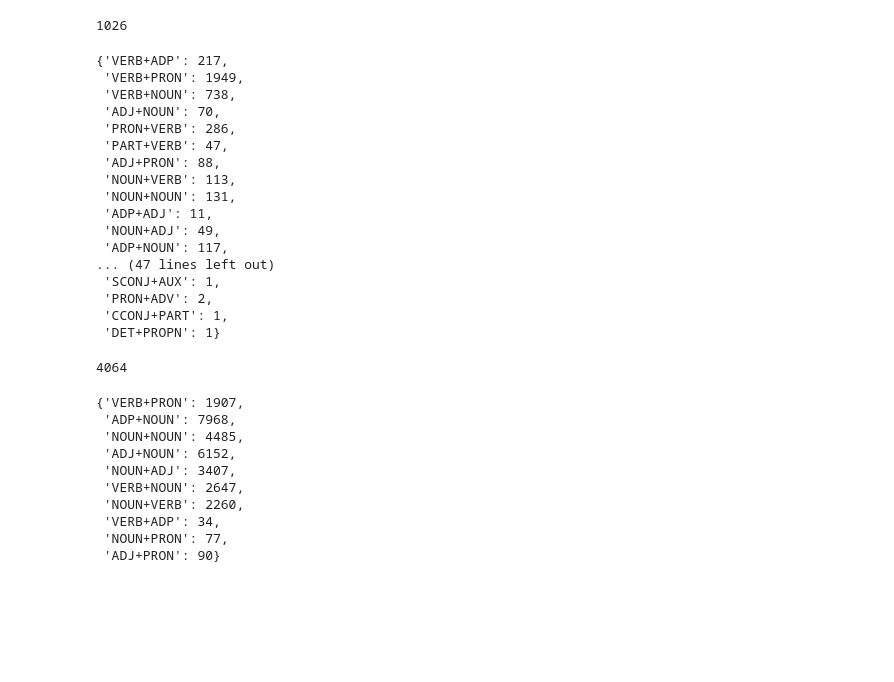
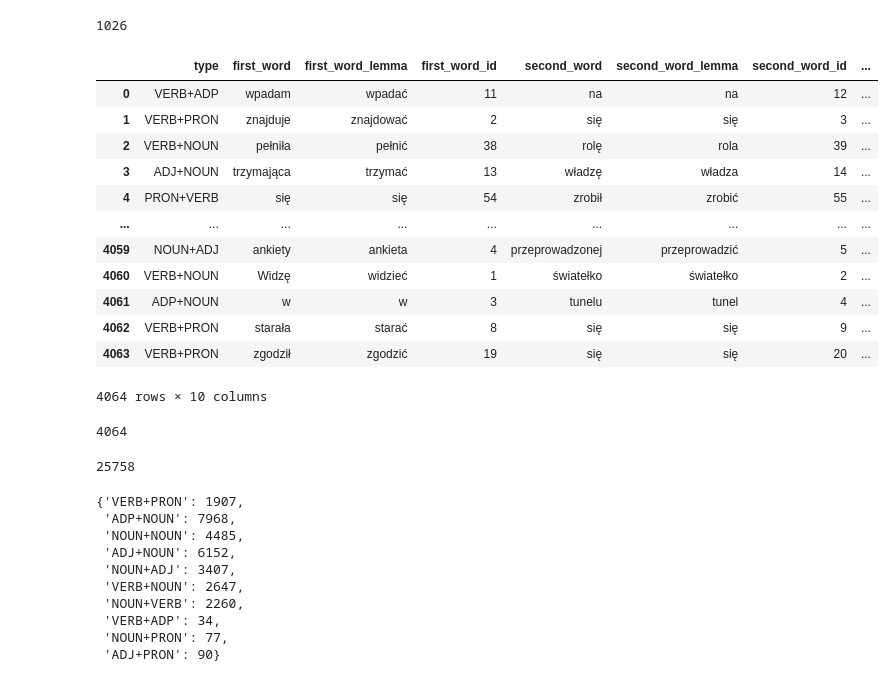
Before and after one commit to Netherwulf/mwe-vector-methods, a Jupyter notebook: get_dataset_from_parseme.ipynb, the cells around one changed output. Drawn from its saved outputs; the diff is of its cells as text; code cells hidden in the pictures; blank space fills up the shorter version.

Commit message:
Generate correct MWEs list for Polish in PARSEME dataset

```diff
--- a/get_dataset_from_parseme.ipynb
+++ b/get_dataset_from_parseme.ipynb
@@ -150,7 +150,9 @@ df_train
 # adp + noun
 # noun + pron
 
-incorr_mwe_df = pd.DataFrame(columns=['type', 'first_word', 'second_word'])
+incorr_mwe_df = pd.DataFrame(columns=['type', 'first_word', 'first_word_lemma', 'first_word_id',
+                                      'second_word', 'second_word_lemma', 'second_word_id',
+                                      'full_mwe', 'full_mwe_lemma', 'sentence'])
 
 correct_pos = ['VERB+PRON', 'VERB+NOUN', 'ADJ+NOUN', 'VERB+ADP', 'ADJ+PRON',
                'NOUN+VERB', 'NOUN+NOUN', 'NOUN+ADJ', 'ADP+NOUN', 'NOUN+PRON']
@@ -162,9 +164,11 @@ for sent_id in df_train['sent_id'].unique():
     pos_list = df_train[df_train['sent_id'] == sent_id]['upos'].tolist()
     idx_list = df_train[df_train['sent_id'] == sent_id]['id'].tolist()
     form_list = df_train[df_train['sent_id'] == sent_id]['form'].tolist()
+    lemma_list = df_train[df_train['sent_id'] == sent_id]['lemma'].tolist()
     mwe_tag_list = df_train[df_train['sent_id'] == sent_id]['parseme:mwe'].tolist()
     deprel_list = df_train[df_train['sent_id'] == sent_id]['deprel'].tolist()
     deps_list = [ast.literal_eval(elem) if type(elem) == str else [] for elem in df_train[df_train['sent_id'] == sent_id]['deps'].tolist()]
+    sentence = ' '.join([str(word) for word in form_list])
     # print(f'Ids of words: {df_train[df_train["sent_id"] == sent_id]["id"].tolist()}')
 
     for pos_ind, pos in enumerate(pos_list[:-1]):
@@ -190,7 +194,17 @@ for sent_id in df_train['sent_id'].unique():
                 mwe_count_dict[mwe_pos] += 1
 
             # append MWE to DataFrame
-            incorr_mwe_df = incorr_mwe_df.append({'type': mwe_pos, 'first_word': form_list[pos_ind], 'second_word': form_list[pos_ind + 1]}, ignore_index=True)
+            incorr_mwe_df = incorr_mwe_df.append({'type': mwe_pos,
+                                                  'first_word': form_list[pos_ind],
+                                                  'first_word_lemma': lemma_list[pos_ind],
+                                                  'first_word_id': pos_ind,
+                                                  'second_word': form_list[pos_ind + 1],
+                                                  'second_word_lemma': lemma_list[pos_ind + 1],
+                                                  'second_word_id': int(pos_ind) + 1,
+                                                  'full_mwe': str(form_list[pos_ind]) + ' ' + str(form_list[pos_ind + 1]),
+                                                  'full_mwe_lemma': str(lemma_list[pos_ind]) + ' ' + str(lemma_list[pos_ind + 1]),
+                                                  'sentence': sentence},
+                                                 ignore_index=True)
 
 # save DataFrame to TSV
 incorr_mwe_df.to_csv('parseme_incorrect_mwes.tsv', sep='\t', index=False)
@@ -280,56 +294,80 @@ nonverb_mwe_count
 # %% [output]
 1026
 # %%
-# get dictionary containing PoS tag counts for CORRECT MWEs
+# get dictionary and dataframe containing PoS tag counts for CORRECT MWEs
 df_train[(df_train['parseme:mwe'] != '*')]
+df_correct_mwe = pd.DataFrame(columns=['type', 'first_word', 'first_word_lemma', 'first_word_id',
+                                      'second_word', 'second_word_lemma', 'second_word_id',
+                                      'full_mwe', 'full_mwe_lemma', 'sentence'])
 mwe_count_dict = {}
 
 for sent_id in df_train['sent_id'].unique():
     pos_list = df_train[df_train['sent_id'] == sent_id]['upos'].tolist()
     mwe_tag_list = df_train[df_train['sent_id'] == sent_id]['parseme:mwe'].tolist()
+    idx_list = df_train[df_train['sent_id'] == sent_id]['id'].tolist()
+    form_list = df_train[df_train['sent_id'] == sent_id]['form'].tolist()
+    lemma_list = df_train[df_train['sent_id'] == sent_id]['lemma'].tolist()
+    sentence = ' '.join([str(word) for word in form_list])
     mwe_component_ind = [False for _ in range(len(pos_list))]
 
     for pos_ind, pos in enumerate(pos_list[:-1]):
         if mwe_component_ind[pos_ind]:
             continue
 
         if mwe_tag_list[pos_ind] != '*' and mwe_tag_list[pos_ind + 1] != '*':
             mwe_type = f'{pos}+{pos_list[pos_ind + 1]}'
+
+            # append MWE to DataFrame
+            df_correct_mwe = df_correct_mwe.append({'type': mwe_type,
+                                                  'first_word': form_list[pos_ind],
+                                                  'first_word_lemma': lemma_list[pos_ind],
+                                                  'first_word_id': pos_ind,
+                                                  'second_word': form_list[pos_ind + 1],
+                                                  'second_word_lemma': lemma_list[pos_ind + 1],
+                                                  'second_word_id': int(pos_ind) + 1,
+                                                  'full_mwe': str(form_list[pos_ind]) + ' ' + str(form_list[pos_ind + 1]),
+                                                  'full_mwe_lemma': str(lemma_list[pos_ind]) + ' ' + str(lemma_list[pos_ind + 1]),
+                                                  'sentence': sentence},
+                                                 ignore_index=True)
 
             if mwe_type not in mwe_count_dict.keys():
                 mwe_count_dict[mwe_type] = 1
 
             else:
                 mwe_count_dict[mwe_type] += 1
 
             mwe_component_ind[pos_ind] = True
             mwe_component_ind[pos_ind + 1] = True
 
+# save DataFrame to TSV
+df_correct_mwe.to_csv('parseme_correct_mwes.tsv', sep='\t', index=False)
+
 mwe_count_dict
+df_correct_mwe
 # %% [output]
+|  | type | first_word | first_word_lemma | first_word_id | second_word | second_word_lemma | second_word_id | ... |
+| 0 | VERB+ADP | wpadam | wpadać | 11 | na | na | 12 | ... |
+| 1 | VERB+PRON | znajduje | znajdować | 2 | się | się | 3 | ... |
+| 2 | VERB+NOUN | pełniła | pełnić | 38 | rolę | rola | 39 | ... |
+| 3 | ADJ+NOUN | trzymająca | trzymać | 13 | władzę | władza | 14 | ... |
+| 4 | PRON+VERB | się | się | 54 | zrobił | zrobić | 55 | ... |
+| ... | ... | ... | ... | ... | ... | ... | ... | ... |
+| 4059 | NOUN+ADJ | ankiety | ankieta | 4 | przeprowadzonej | przeprowadzić | 5 | ... |
+| 4060 | VERB+NOUN | Widzę | widzieć | 1 | światełko | światełko | 2 | ... |
+| 4061 | ADP+NOUN | w | w | 3 | tunelu | tunel | 4 | ... |
+| 4062 | VERB+PRON | starała | starać | 8 | się | się | 9 | ... |
+| 4063 | VERB+PRON | zgodził | zgodzić | 19 | się | się | 20 | ... |
-{'VERB+ADP': 217,
- 'VERB+PRON': 1949,
- 'VERB+NOUN': 738,
- 'ADJ+NOUN': 70,
- 'PRON+VERB': 286,
- 'PART+VERB': 47,
- 'ADJ+PRON': 88,
- 'NOUN+VERB': 113,
- 'NOUN+NOUN': 131,
- 'ADP+ADJ': 11,
- 'NOUN+ADJ': 49,
- 'ADP+NOUN': 117,
-... (47 lines left out)
- 'SCONJ+AUX': 1,
- 'PRON+ADV': 2,
- 'CCONJ+PART': 1,
- 'DET+PROPN': 1}
+4064 rows × 10 columns
 # %%
 correct_mwe_count = sum([elem for elem in mwe_count_dict.values()])
 
 correct_mwe_count
 # %% [output]
 4064
+# %%
+len(incorr_mwe_df['full_mwe'].unique().tolist())
+# %% [output]
+25758
 # %%
 # get dictionary containing PoS tag counts for INCORRECT MWEs
 incorr_mwe_count_dict = {}
```
Also changed, not shown: parts of 1 cell of this notebook, 2 other files.
